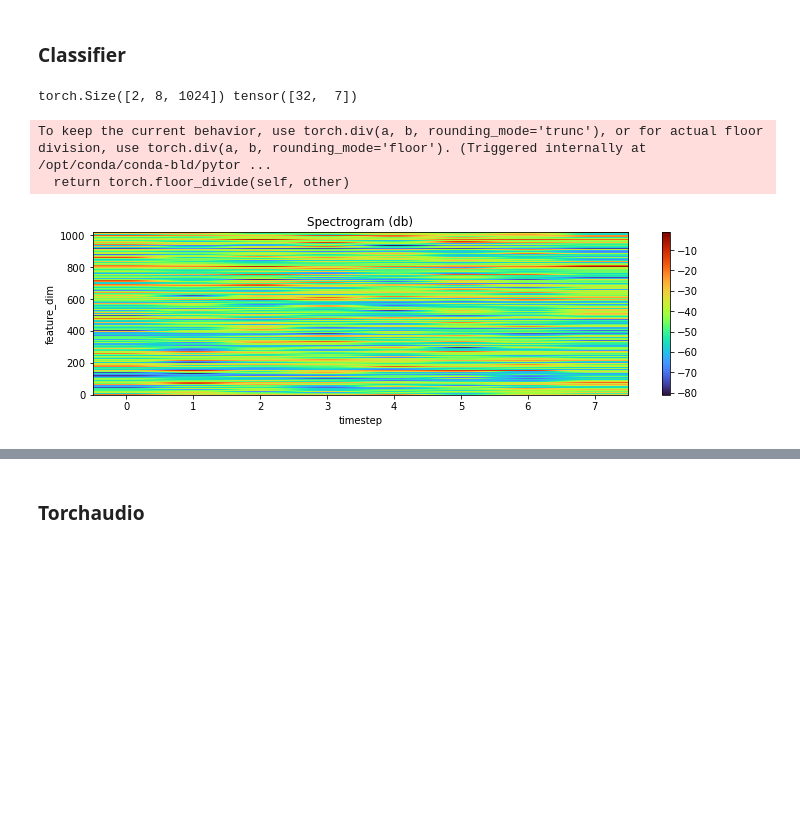
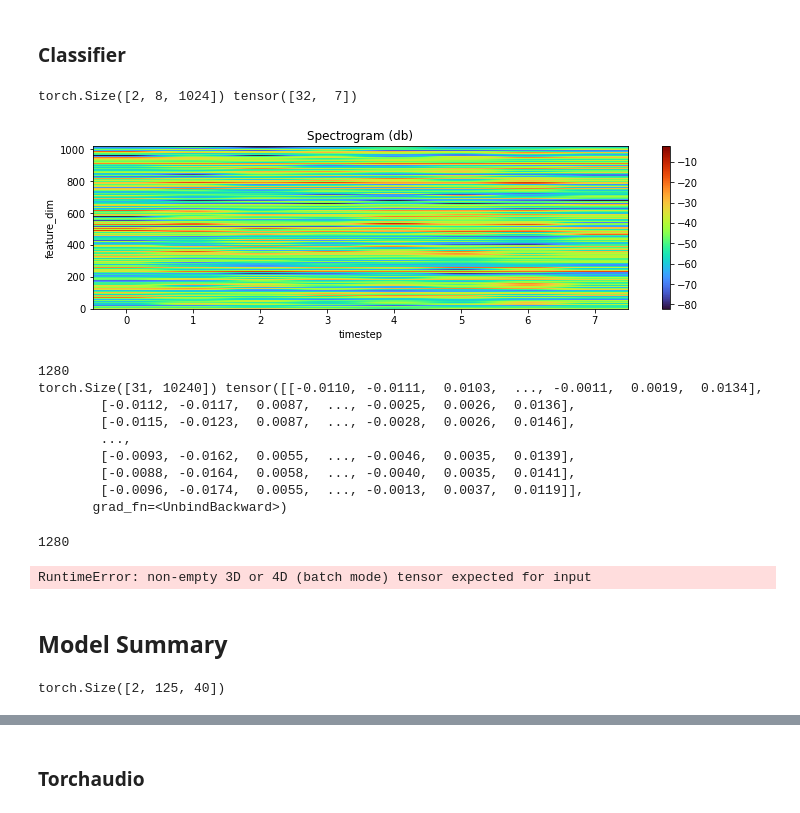
Before and after one commit to xunweiyee/End-to-end-ASR-Pytorch, a Jupyter notebook: jupyter/Audio exploration.ipynb, the cells around one changed output, grey strips where cells are left out. Saved outputs shown, nothing was run; the diff lists cells and outputs as text; code cells hidden in the pictures; blank space fills up the shorter version.

Commit message:
Add model summary

```diff
--- a/jupyter/Audio exploration.ipynb
+++ b/jupyter/Audio exploration.ipynb
@@ -246,3 +181,0 @@ representations torch.Size([2, 40])
-# %%
-attn = ANNExtractor(40, batch_first=True).to('cuda')
-out_feature, out_feat_len = attn(feature.to('cuda'), feat_len.to('cuda'))
@@ -266,11 +184,51 @@ plot_spectrogram(out_feature[0].cpu().detach(), xlabel='timestep', ylabel='featu
 # %%
 input_dim = out_feature.shape[2] # get input_dim from out_dim of extractor
 net = RNNLayer(input_dim=input_dim, module='RNN', dim=512, bidirection=True, dropout=0.2, layer_norm=False, sample_rate=4, sample_style='drop', proj=True)
-out_feature, out_feat_len = net(out_feature, out_feat_len)
-print(out_feature.shape, out_feat_len)
-plot_spectrogram(out_feature[0].transpose(0, 1).detach(), xlabel='timestep', ylabel='feature_dim')
+clf_out_feature, clf_out_feat_len = net(out_feature, out_feat_len)
+print(clf_out_feature.shape, clf_out_feat_len)
+plot_spectrogram(clf_out_feature[0].transpose(0, 1).detach(), xlabel='timestep', ylabel='feature_dim')
 # %% [output]
 torch.Size([2, 8, 1024]) tensor([32,  7])
-To keep the current behavior, use torch.div(a, b, rounding_mode='trunc'), or for actual floor division, use torch.div(a, b, rounding_mode='floor'). (Triggered internally at  /opt/conda/conda-bld/pytor ...
-  return torch.floor_divide(self, other)
-[figure, old version]
+[figure, new version]
+# %%
+input_dim = out_feature.shape[2] # get input_dim from extractor.out_dim
+print(input_dim)
+net = MLPCLassfier(input_dim=input_dim)
+clf_out_feature, clf_out_feat_len = net(out_feature)
+print(clf_out_feature.shape, clf_out_feat_len)
+# plot_spectrogram(out_feature[0].detach(), xlabel='timestep', ylabel='feature_dim')
+# %% [output]
+1280
+torch.Size([31, 10240]) tensor([[-0.0110, -0.0111,  0.0103,  ..., -0.0011,  0.0019,  0.0134],
+        [-0.0112, -0.0117,  0.0087,  ..., -0.0025,  0.0026,  0.0136],
+        [-0.0115, -0.0123,  0.0087,  ..., -0.0028,  0.0026,  0.0146],
+        ...,
+        [-0.0093, -0.0162,  0.0055,  ..., -0.0046,  0.0035,  0.0139],
+        [-0.0088, -0.0164,  0.0058,  ..., -0.0040,  0.0035,  0.0141],
+        [-0.0096, -0.0174,  0.0055,  ..., -0.0013,  0.0037,  0.0119]],
+       grad_fn=<UnbindBackward>)
+# %%
+input_dim = out_feature.shape[2] # get input_dim from extractor.out_dim
+print(input_dim)
+net = ANNClassifier(input_dim=input_dim)
+clf_out_feature = net(out_feature)
+print(clf_out_feature.shape)
+# plot_spectrogram(out_feature[0].detach(), xlabel='timestep', ylabel='feature_dim')
+# %% [output]
+1280
+RuntimeError: non-empty 3D or 4D (batch mode) tensor expected for input
+# %% [markdown]
+## Model Summary
+# %%
+import sys
+sys.path.append('../')
+from src.extractor import *
+from src.module import *
+from torchinfo import summary
+
+feat_len = torch.tensor([523, 123])
+waveform_trans = waveform_trans
+feature = torch.stack((waveform_trans, waveform_trans),dim=0)
+feature.shape
+# %% [output]
+torch.Size([2, 125, 40])
```
Also changed, not shown: parts of 16 cells of this notebook.
